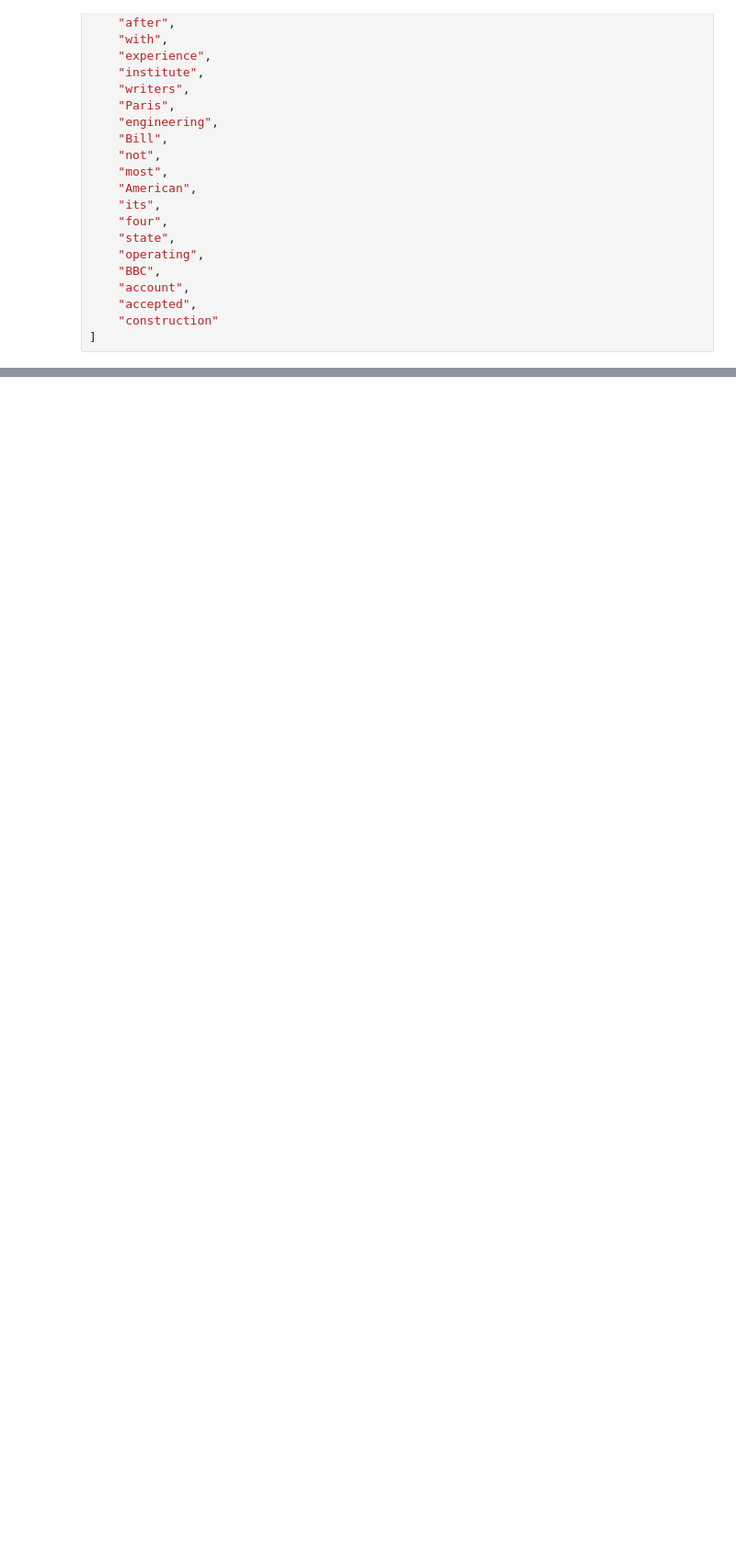
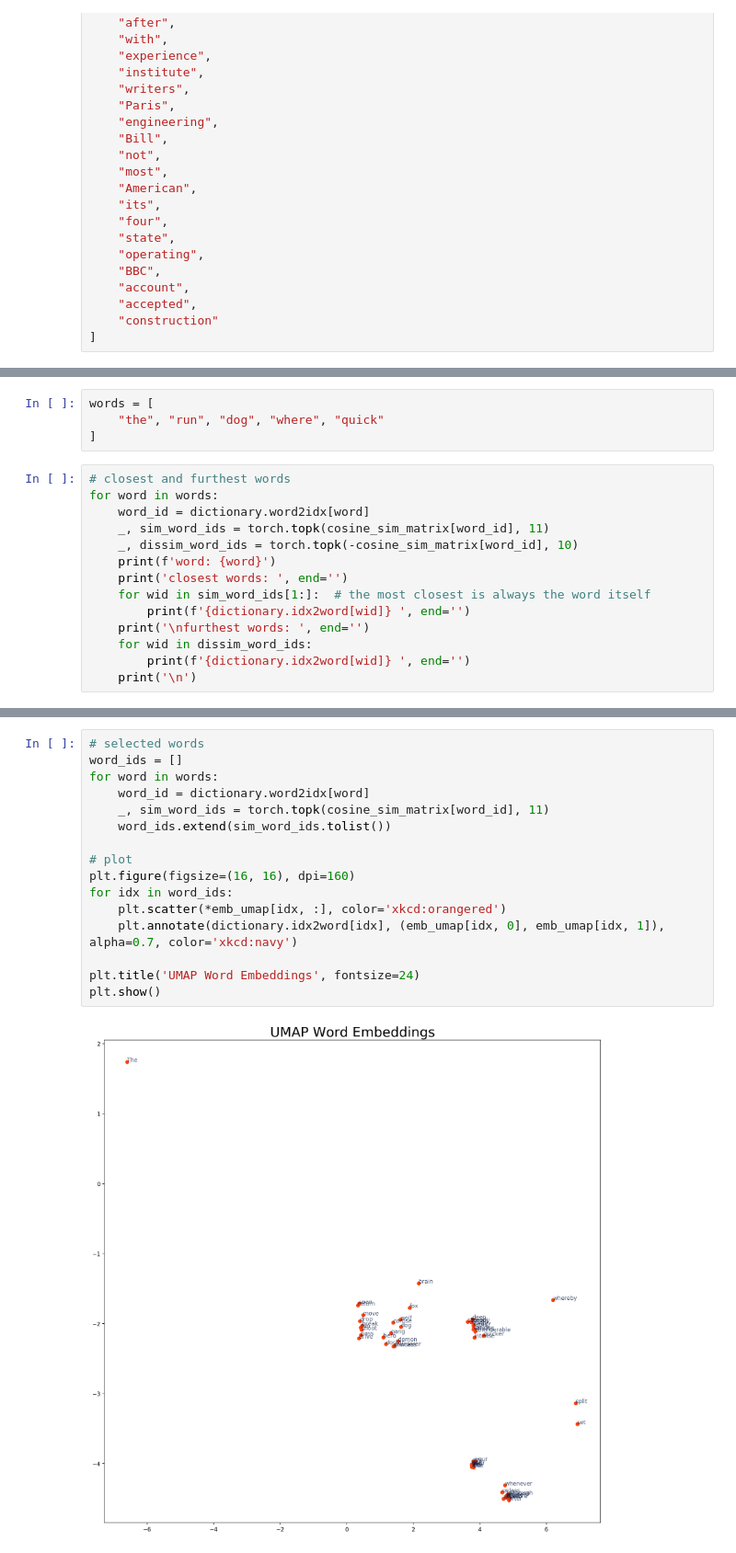
Before and after one commit to avinashjairam/Exploring-Neural-Networks, a Jupyter notebook: Final Project/language_model/results_emb.ipynb, the cells around one changed output, grey strips where cells are left out. Shown at 92% size. Drawn from its saved outputs; the diff is of its cells as text; blank space fills up the shorter version.

```diff
--- a/Final Project/language_model/results_emb.ipynb
+++ b/Final Project/language_model/results_emb.ipynb
@@ -178,0 +174,18 @@ plt.show()
+# %%
+words = [
+    "the", "run", "dog", "where", "quick"
+]
+# %%
+# closest and furthest words
+for word in words:
+    word_id = dictionary.word2idx[word]
+    _, sim_word_ids = torch.topk(cosine_sim_matrix[word_id], 11)
+    _, dissim_word_ids = torch.topk(-cosine_sim_matrix[word_id], 10)
+    print(f'word: {word}')
+    print('closest words: ', end='')
+    for wid in sim_word_ids[1:]:  # the most closest is always the word itself
+        print(f'{dictionary.idx2word[wid]} ', end='')
+    print('\nfurthest words: ', end='')
+    for wid in dissim_word_ids:
+        print(f'{dictionary.idx2word[wid]} ', end='')
+    print('\n')
@@ -178,0 +212,18 @@ plt.show()
+# %%
+# selected words
+word_ids = []
+for word in words:
+    word_id = dictionary.word2idx[word]
+    _, sim_word_ids = torch.topk(cosine_sim_matrix[word_id], 11)
+    word_ids.extend(sim_word_ids.tolist())
+
+# plot
+plt.figure(figsize=(16, 16), dpi=160)
+for idx in word_ids:
+    plt.scatter(*emb_umap[idx, :], color='xkcd:orangered')
+    plt.annotate(dictionary.idx2word[idx], (emb_umap[idx, 0], emb_umap[idx, 1]), alpha=0.7, color='xkcd:navy')
+
+plt.title('UMAP Word Embeddings', fontsize=24)
+plt.show()
+# %% [output]
+[figure, added]
```
Also changed, not shown: parts of 5 cells of this notebook.
